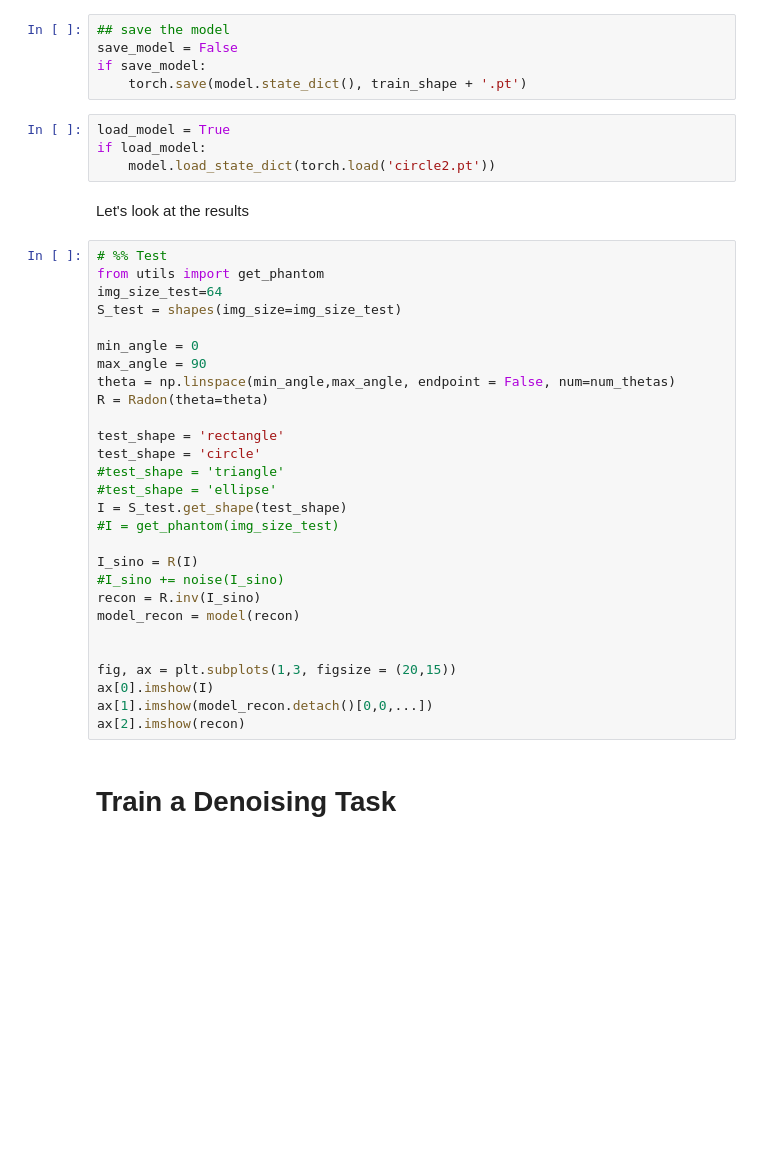
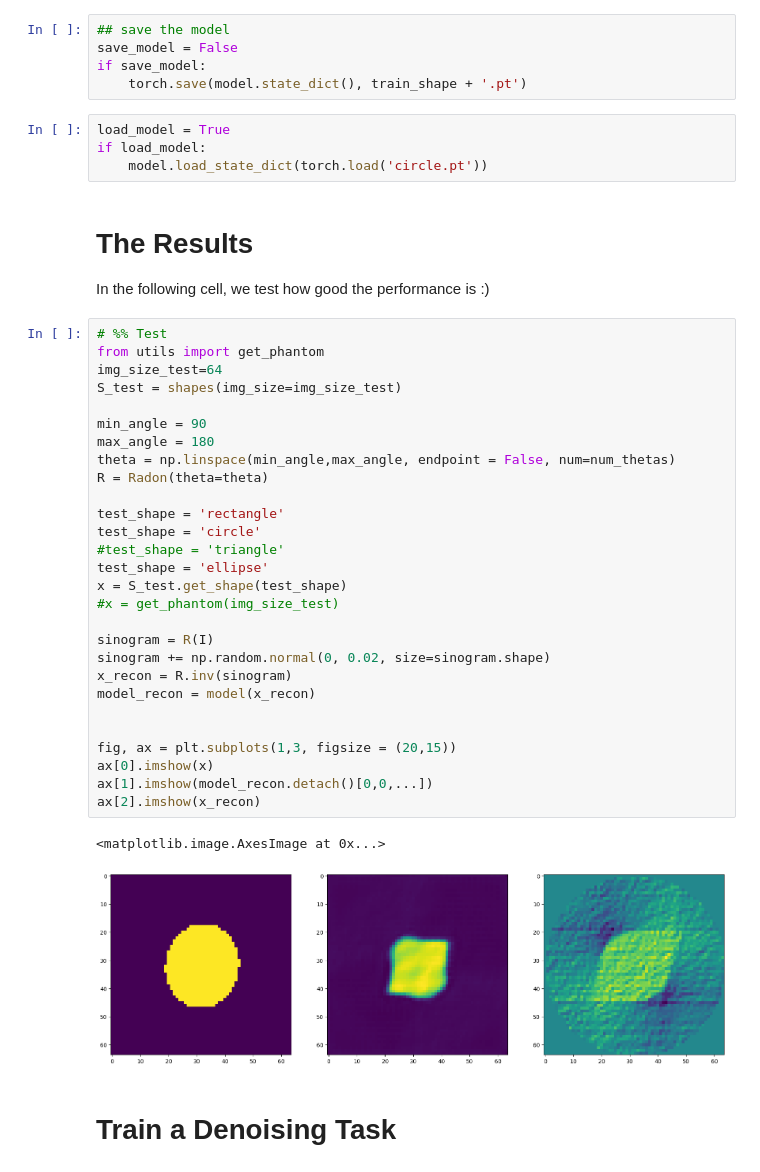
Before and after one commit to TimRoith/IncubatorSchool, a Jupyter notebook: Tutorial_03.ipynb, the cells around one changed output. Cells and saved outputs as stored; diff of their text form; blank space fills up the shorter version.

```diff
--- a/Tutorial_03.ipynb
+++ b/Tutorial_03.ipynb
@@ -163,37 +200,42 @@ if save_model:
 # %%
 load_model = True
 if load_model:
-    model.load_state_dict(torch.load('circle2.pt'))
+    model.load_state_dict(torch.load('circle.pt'))
 # %% [markdown]
-Let's look at the results
+# The Results
+
+In the following cell, we test how good the performance is :)
 # %%
 # %% Test
 from utils import get_phantom
 img_size_test=64
 S_test = shapes(img_size=img_size_test)
 
-min_angle = 0
-max_angle = 90
+min_angle = 90
+max_angle = 180
 theta = np.linspace(min_angle,max_angle, endpoint = False, num=num_thetas)
 R = Radon(theta=theta)
 
 test_shape = 'rectangle'
 test_shape = 'circle'
 #test_shape = 'triangle'
-#test_shape = 'ellipse'
-I = S_test.get_shape(test_shape)
-#I = get_phantom(img_size_test)
+test_shape = 'ellipse'
+x = S_test.get_shape(test_shape)
+#x = get_phantom(img_size_test)
 
-I_sino = R(I)
-#I_sino += noise(I_sino)
-recon = R.inv(I_sino)
-model_recon = model(recon)
+sinogram = R(I)
+sinogram += np.random.normal(0, 0.02, size=sinogram.shape)
+x_recon = R.inv(sinogram)
+model_recon = model(x_recon)
 
 
 fig, ax = plt.subplots(1,3, figsize = (20,15))
-ax[0].imshow(I)
+ax[0].imshow(x)
 ax[1].imshow(model_recon.detach()[0,0,...])
-ax[2].imshow(recon)
+ax[2].imshow(x_recon)
+# %% [output]
+<matplotlib.image.AxesImage at 0x...>
+[figure, added]
 # %% [markdown]
 # Train a Denoising Task
 # %%
```
Also changed, not shown: parts of 10 cells of this notebook, 1 other file.
